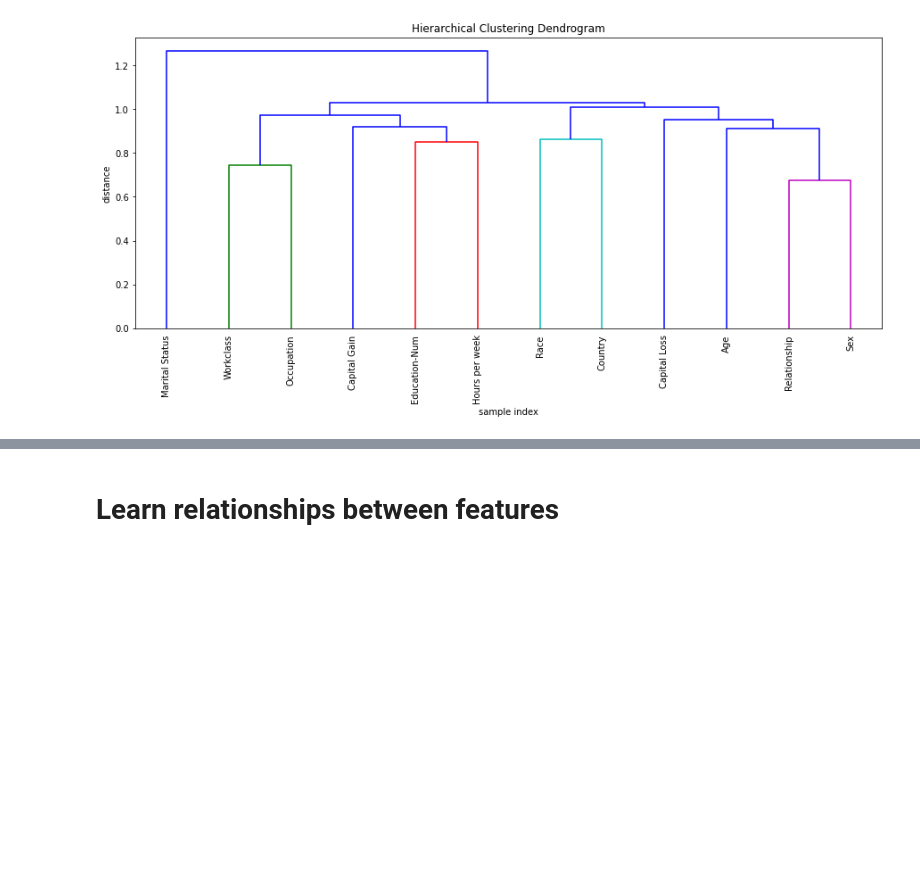
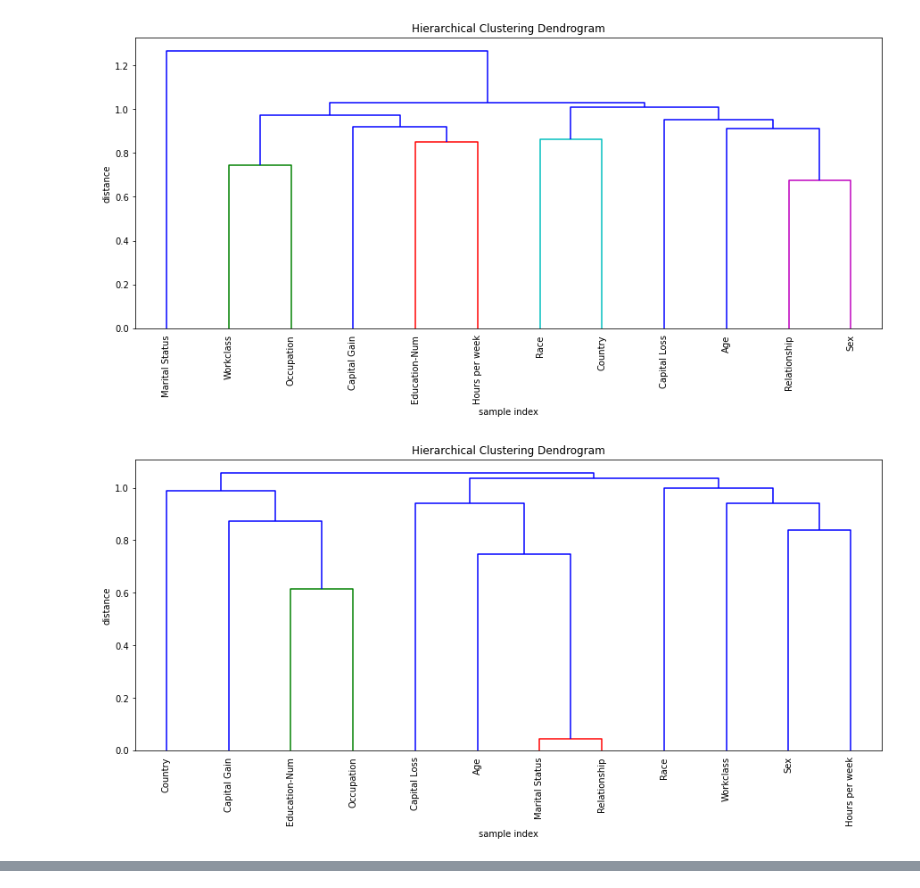
Before and after one commit to nathanwang000/Shapley-Flow, a Jupyter notebook: adult.ipynb, the cells around one changed output, grey strips where cells are left out. Cells and saved outputs as stored; diff of their text form; code cells hidden in the pictures; blank space fills up the shorter version.

```diff
--- a/adult.ipynb
+++ b/adult.ipynb
@@ -201,6 +211,23 @@ sp.cluster.hierarchy.dendrogram(
 pl.show()
 # %% [output]
 [figure]
+# %%
+cluster_matrix = shap.utils.hclust(X, y)
+
+# plot the clustering
+pl.figure(figsize=(15, 6))
+pl.title('Hierarchical Clustering Dendrogram')
+pl.xlabel('sample index')
+pl.ylabel('distance')
+sp.cluster.hierarchy.dendrogram(
+    cluster_matrix,
+    leaf_rotation=90.,  # rotates the x axis labels
+    leaf_font_size=10.,  # font size for the x axis labels
+    labels=X.columns
+)
+pl.show()
+# %% [output]
+[figure, added]
 # %%
 # sample_ind = 600 # 60 30 # interesting ones [300, 600]
 # names = list(X.columns)
@@ -217,5 +244,3 @@ viz_graph(G)
 # save_graph(G, 'graph.png')
 # %% [output]
 [drawing not drawn]
-# %% [markdown]
-# Learn relationships between features
```
Also changed, not shown: parts of 10 cells of this notebook, 2 other files.
